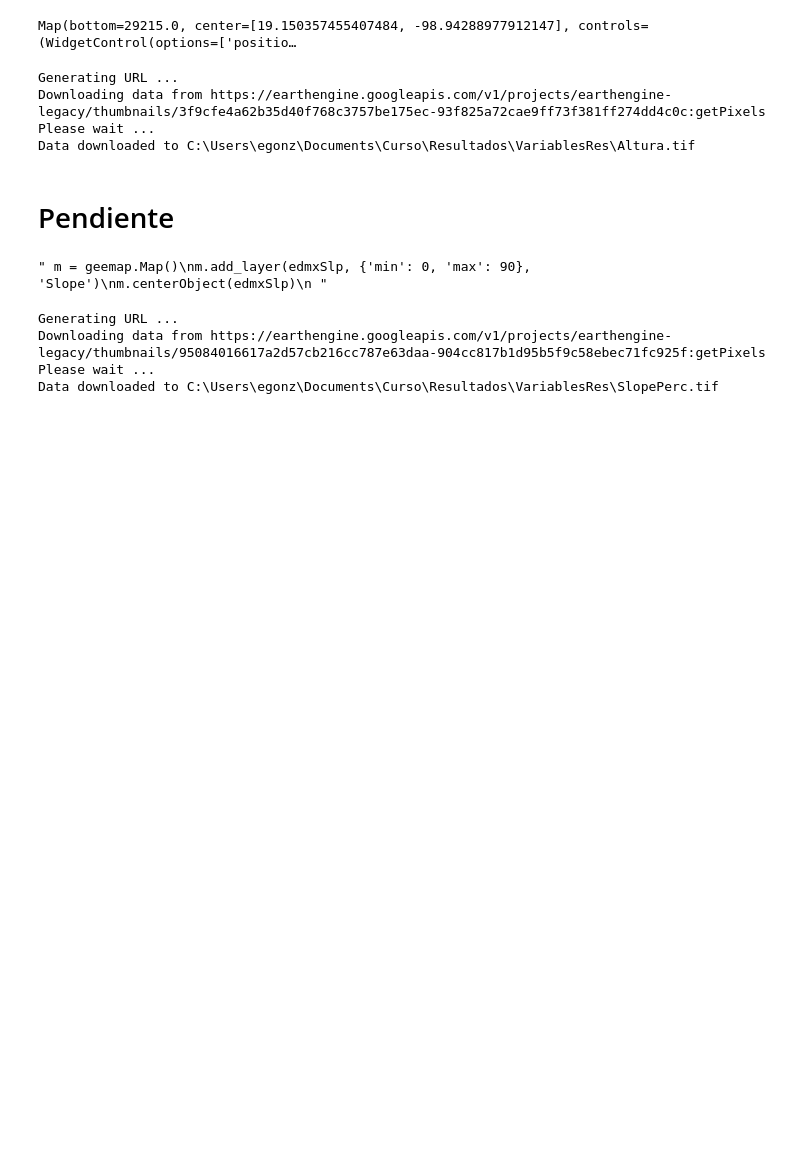
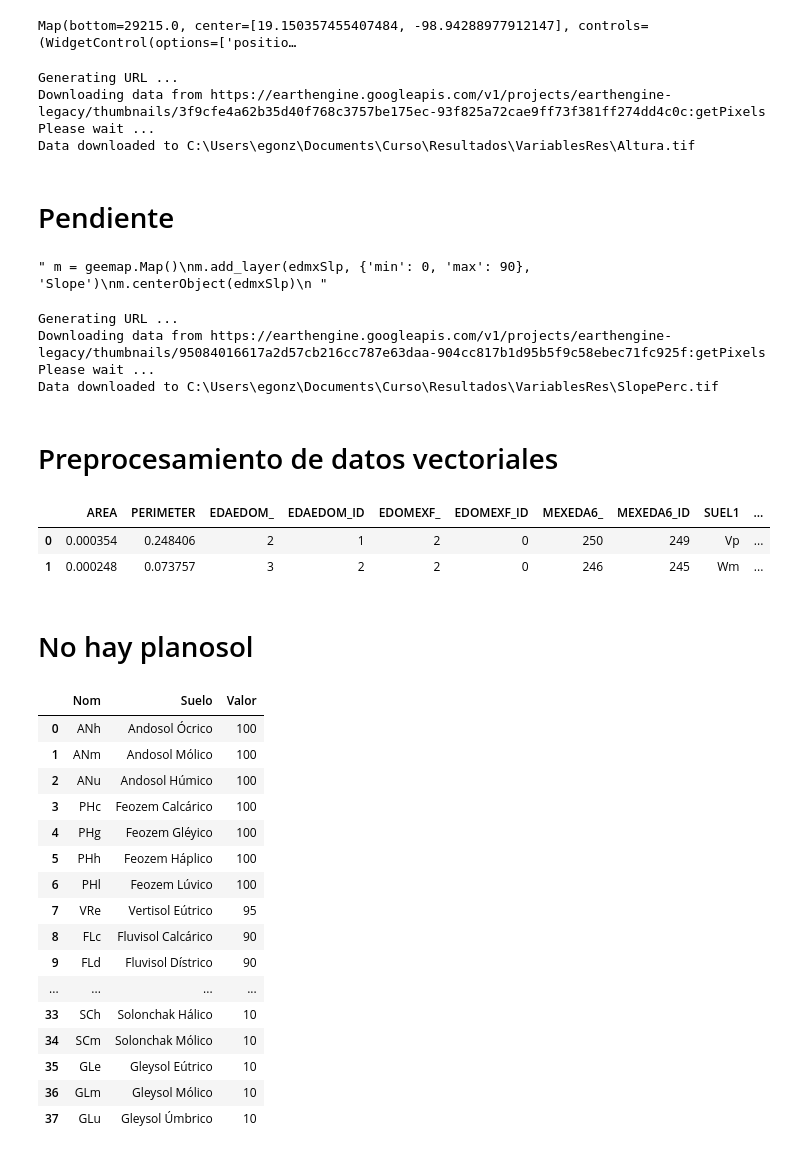
Before and after one commit to EGLl-99/Emc4Corn, a Jupyter notebook: Variables.ipynb, the cells around one changed output. Saved outputs shown, nothing was run; the diff lists cells and outputs as text; code cells hidden in the pictures; blank space fills up the shorter version.

```diff
--- a/Variables.ipynb
+++ b/Variables.ipynb
@@ -250,7 +250,13 @@ mask= r'C:\Users\egonz\Documents\Curso\Variables\Edomex\Edomex_gcs.shp'
 ras= r'C:\Users\egonz\Documents\Curso\Resultados\VariablesRes\SlopeRec.tif'
 out= r'C:\Users\egonz\Documents\Curso\Resultados\VariablesRes\ClipEdomexSlope.tif'
 geemap.clip_image(ras,mask,out)
+# %% [markdown]
+# Preprocesamiento de datos vectoriales
 # %%
 rut= r'C:\Users\egonz\Documents\Curso\Variables\Insumos\MAPAS_BASE\edomex_eda_utm84_corregido_final.shp'
-
 edaf= gpd.read_file(rut)
+edaf.head(2)
+# %% [output]
+|  | AREA | PERIMETER | EDAEDOM_ | EDAEDOM_ID | EDOMEXF_ | EDOMEXF_ID | MEXEDA6_ | MEXEDA6_ID | SUEL1 | ... |
+| 0 | 0.000354 | 0.248406 | 2 | 1 | 2 | 0 | 250 | 249 | Vp | ... |
+| 1 | 0.000248 | 0.073757 | 3 | 2 | 2 | 0 | 246 | 245 | Wm | ... |
@@ -256,0 +383,2 @@ edaf= gpd.read_file(rut)
+# %% [markdown]
+# No hay planosol
@@ -256,0 +389,20 @@ edaf= gpd.read_file(rut)
+# %%
+filtroSuelos
+# %% [output]
+|  | Nom | Suelo | Valor |
+| 0 | ANh | Andosol Ócrico | 100 |
+| 1 | ANm | Andosol Mólico | 100 |
+| 2 | ANu | Andosol Húmico | 100 |
+| 3 | PHc | Feozem Calcárico | 100 |
+| 4 | PHg | Feozem Gléyico | 100 |
+| 5 | PHh | Feozem Háplico | 100 |
+| 6 | PHl | Feozem Lúvico | 100 |
+| 7 | VRe | Vertisol Eútrico | 95 |
+| 8 | FLc | Fluvisol Calcárico | 90 |
+| 9 | FLd | Fluvisol Dístrico | 90 |
+| ... | ... | ... | ... |
+| 33 | SCh | Solonchak Hálico | 10 |
+| 34 | SCm | Solonchak Mólico | 10 |
+| 35 | GLe | Gleysol Eútrico | 10 |
+| 36 | GLm | Gleysol Mólico | 10 |
+| 37 | GLu | Gleysol Úmbrico | 10 |
```
Also changed, not shown: parts of 8 cells of this notebook.
